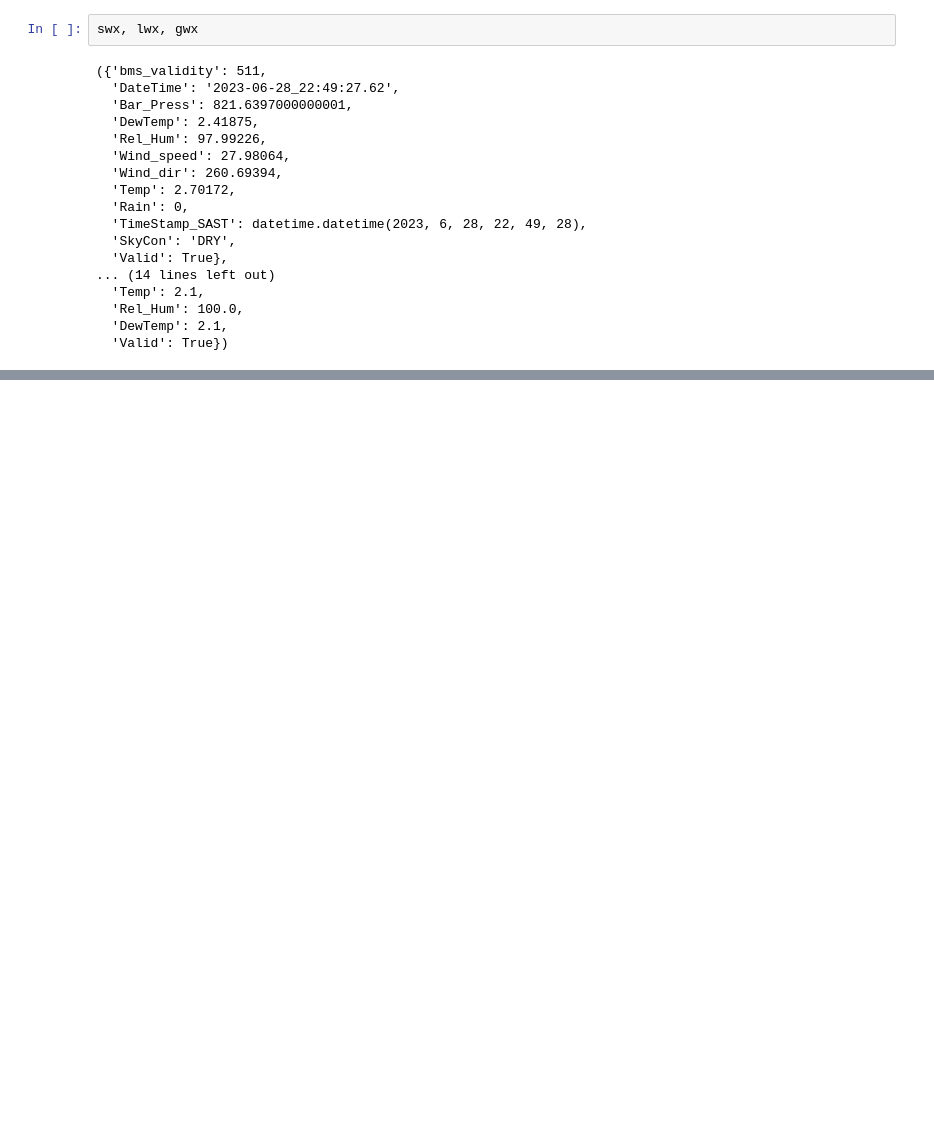
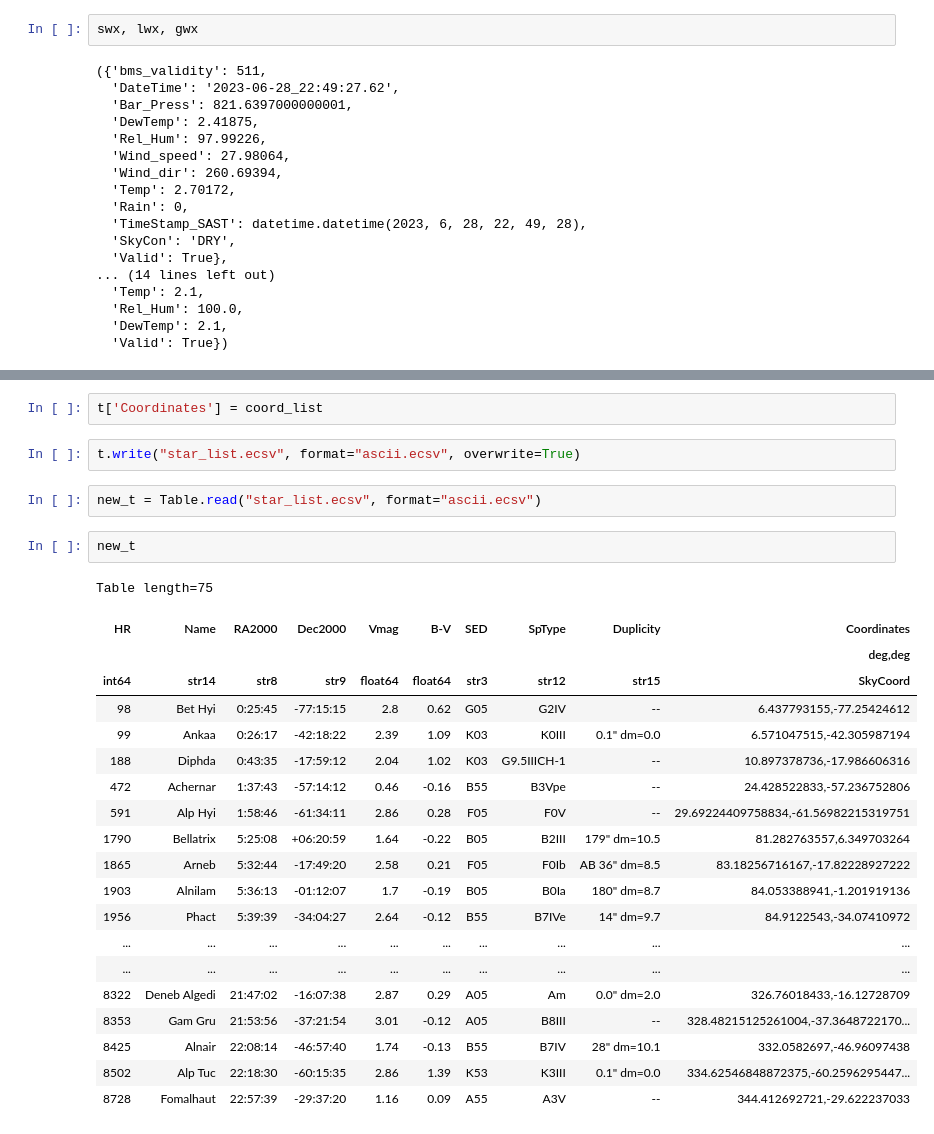
Before and after one commit to tepickering/ser_utils, a Jupyter notebook: notebooks/dimm_dev.ipynb, the cells around one changed output, grey strips where cells are left out. Cells and saved outputs as stored; diff of their text form; blank space fills up the shorter version.

Commit message:
update and fix up star list; convert star list to ecsv with accurate ICRS coordinates for each star

```diff
--- a/notebooks/dimm_dev.ipynb
+++ b/notebooks/dimm_dev.ipynb
@@ -195,0 +260,29 @@ True
+# %%
+t['Coordinates'] = coord_list
+# %%
+t.write("star_list.ecsv", format="ascii.ecsv", overwrite=True)
+# %%
+new_t = Table.read("star_list.ecsv", format="ascii.ecsv")
+# %%
+new_t
+# %% [output]
+Table length=75
+| HR | Name | RA2000 | Dec2000 | Vmag | B-V | SED | SpType | Duplicity | Coordinates |
+|  |  |  |  |  |  |  |  |  | deg,deg |
+| int64 | str14 | str8 | str9 | float64 | float64 | str3 | str12 | str15 | SkyCoord |
+| 98 | Bet Hyi | 0:25:45 | -77:15:15 | 2.8 | 0.62 | G05 | G2IV | -- | 6.437793155,-77.25424612 |
+| 99 | Ankaa | 0:26:17 | -42:18:22 | 2.39 | 1.09 | K03 | K0III | 0.1" dm=0.0 | 6.571047515,-42.305987194 |
+| 188 | Diphda | 0:43:35 | -17:59:12 | 2.04 | 1.02 | K03 | G9.5IIICH-1 | -- | 10.897378736,-17.986606316 |
+| 472 | Achernar | 1:37:43 | -57:14:12 | 0.46 | -0.16 | B55 | B3Vpe | -- | 24.428522833,-57.236752806 |
+| 591 | Alp Hyi | 1:58:46 | -61:34:11 | 2.86 | 0.28 | F05 | F0V | -- | 29.69224409758834,-61.56982215319751 |
+| 1790 | Bellatrix | 5:25:08 | +06:20:59 | 1.64 | -0.22 | B05 | B2III | 179" dm=10.5 | 81.282763557,6.349703264 |
+| 1865 | Arneb | 5:32:44 | -17:49:20 | 2.58 | 0.21 | F05 | F0Ib | AB 36" dm=8.5 | 83.18256716167,-17.82228927222 |
+| 1903 | Alnilam | 5:36:13 | -01:12:07 | 1.7 | -0.19 | B05 | B0Ia | 180" dm=8.7 | 84.053388941,-1.201919136 |
+| 1956 | Phact | 5:39:39 | -34:04:27 | 2.64 | -0.12 | B55 | B7IVe | 14" dm=9.7 | 84.9122543,-34.07410972 |
+| ... | ... | ... | ... | ... | ... | ... | ... | ... | ... |
+| ... | ... | ... | ... | ... | ... | ... | ... | ... | ... |
+| 8322 | Deneb Algedi | 21:47:02 | -16:07:38 | 2.87 | 0.29 | A05 | Am | 0.0" dm=2.0 | 326.76018433,-16.12728709 |
+| 8353 | Gam Gru | 21:53:56 | -37:21:54 | 3.01 | -0.12 | A05 | B8III | -- | 328.48215125261004,-37.3648722170... |
+| 8425 | Alnair | 22:08:14 | -46:57:40 | 1.74 | -0.13 | B55 | B7IV | 28" dm=10.1 | 332.0582697,-46.96097438 |
+| 8502 | Alp Tuc | 22:18:30 | -60:15:35 | 2.86 | 1.39 | K53 | K3III | 0.1" dm=0.0 | 334.62546848872375,-60.2596295447... |
+| 8728 | Fomalhaut | 22:57:39 | -29:37:20 | 1.16 | 0.09 | A55 | A3V | -- | 344.412692721,-29.622237033 |
```
Also changed, not shown: parts of 16 cells of this notebook, 2 other files.
